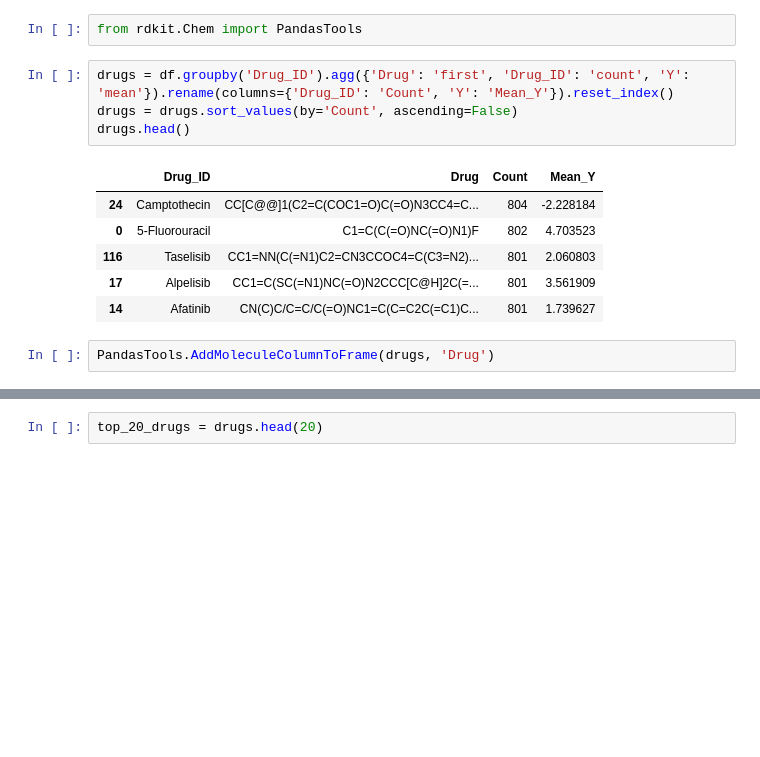
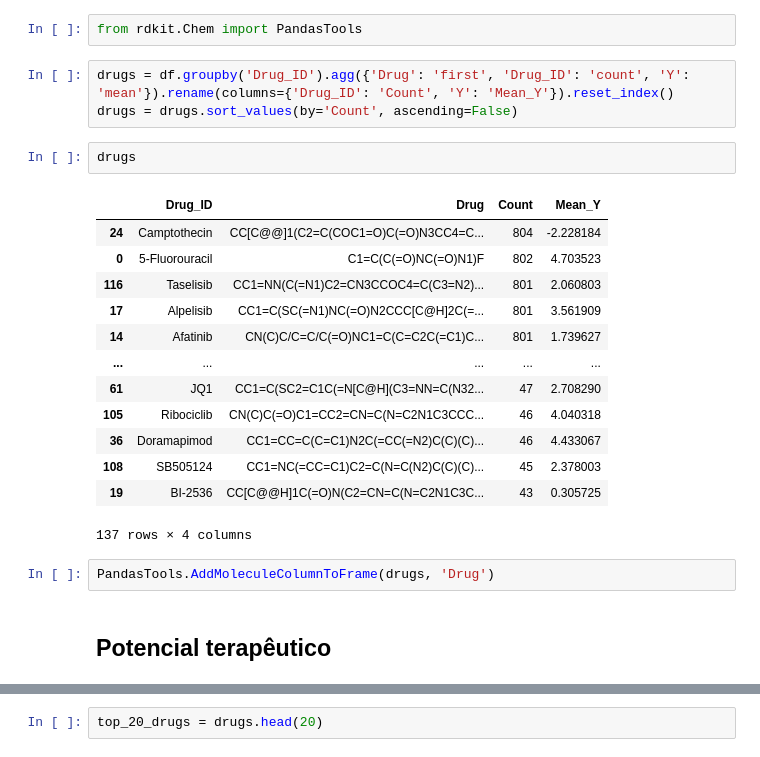
Before and after one commit to paulo-seixal/drug_sensitivity, a Jupyter notebook: exploration.ipynb, the cells around one changed output, grey strips where cells are left out. Cells and saved outputs as stored; diff of their text form; blank space fills up the shorter version.

```diff
--- a/exploration.ipynb
+++ b/exploration.ipynb
@@ -151,13 +151,23 @@ from rdkit.Chem import PandasTools
 # %%
 drugs = df.groupby('Drug_ID').agg({'Drug': 'first', 'Drug_ID': 'count', 'Y': 'mean'}).rename(columns={'Drug_ID': 'Count', 'Y': 'Mean_Y'}).reset_index()
 drugs = drugs.sort_values(by='Count', ascending=False)
-drugs.head()
-# %% [output]
-|  | Drug_ID | Drug | Count | Mean_Y |
-| 24 | Camptothecin | CC[C@@]1(C2=C(COC1=O)C(=O)N3CC4=C... | 804 | -2.228184 |
-| 0 | 5-Fluorouracil | C1=C(C(=O)NC(=O)N1)F | 802 | 4.703523 |
-| 116 | Taselisib | CC1=NN(C(=N1)C2=CN3CCOC4=C(C3=N2)... | 801 | 2.060803 |
-| 17 | Alpelisib | CC1=C(SC(=N1)NC(=O)N2CCC[C@H]2C(=... | 801 | 3.561909 |
-| 14 | Afatinib | CN(C)C/C=C/C(=O)NC1=C(C=C2C(=C1)C... | 801 | 1.739627 |
+# %%
+drugs
+# %% [output]
+|  | Drug_ID | Drug | Count | Mean_Y |
+| 24 | Camptothecin | CC[C@@]1(C2=C(COC1=O)C(=O)N3CC4=C... | 804 | -2.228184 |
+| 0 | 5-Fluorouracil | C1=C(C(=O)NC(=O)N1)F | 802 | 4.703523 |
+| 116 | Taselisib | CC1=NN(C(=N1)C2=CN3CCOC4=C(C3=N2)... | 801 | 2.060803 |
+| 17 | Alpelisib | CC1=C(SC(=N1)NC(=O)N2CCC[C@H]2C(=... | 801 | 3.561909 |
+| 14 | Afatinib | CN(C)C/C=C/C(=O)NC1=C(C=C2C(=C1)C... | 801 | 1.739627 |
+| ... | ... | ... | ... | ... |
+| 61 | JQ1 | CC1=C(SC2=C1C(=N[C@H](C3=NN=C(N32... | 47 | 2.708290 |
+| 105 | Ribociclib | CN(C)C(=O)C1=CC2=CN=C(N=C2N1C3CCC... | 46 | 4.040318 |
+| 36 | Doramapimod | CC1=CC=C(C=C1)N2C(=CC(=N2)C(C)(C)... | 46 | 4.433067 |
+| 108 | SB505124 | CC1=NC(=CC=C1)C2=C(N=C(N2)C(C)(C)... | 45 | 2.378003 |
+| 19 | BI-2536 | CC[C@@H]1C(=O)N(C2=CN=C(N=C2N1C3C... | 43 | 0.305725 |
+137 rows × 4 columns
 # %%
 PandasTools.AddMoleculeColumnToFrame(drugs, 'Drug')
+# %% [markdown]
+## Potencial terapêutico
```
Also changed, not shown: parts of 7 cells of this notebook.
